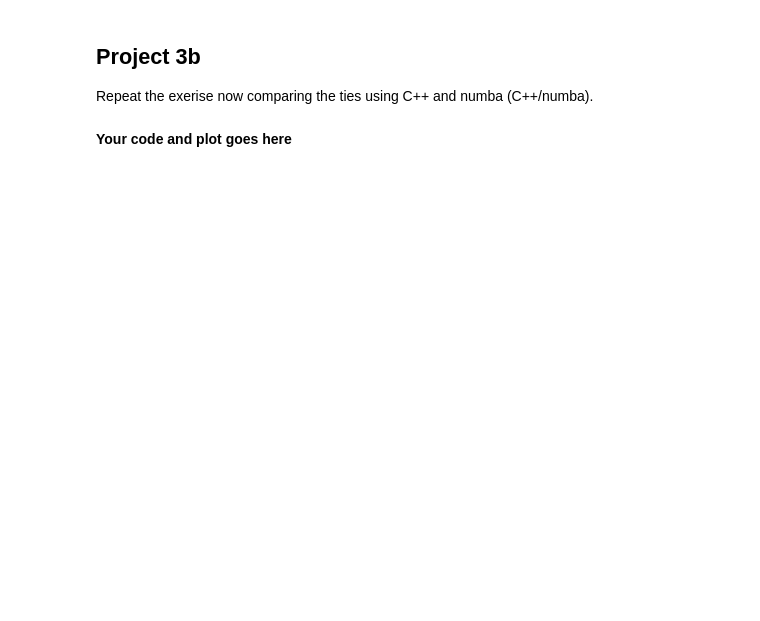
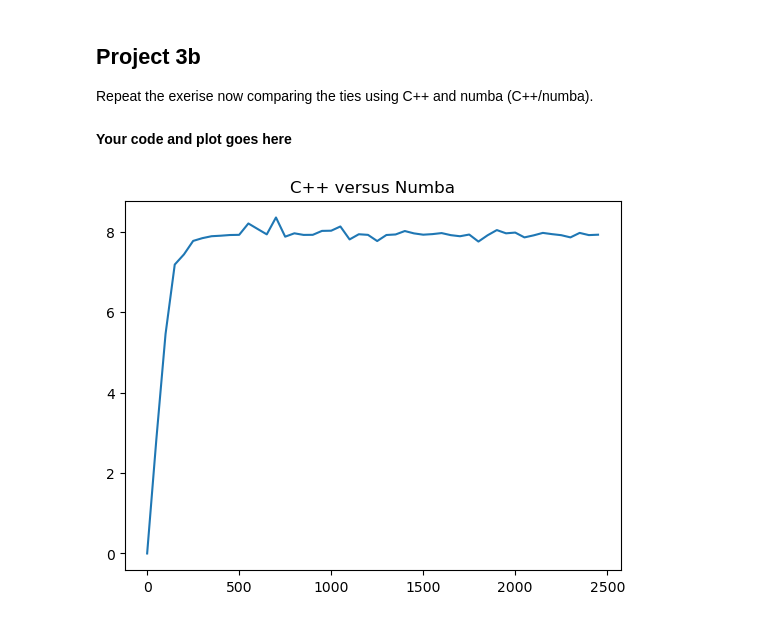
Before and after one commit to taylorjcolaizzi/C-to-Python-taylorjcolaizzi, a Jupyter notebook: cppyy.ipynb, the cells around one changed output. Drawn from its saved outputs; the diff is of its cells as text; code cells hidden in the pictures; blank space fills up the shorter version.

```diff
--- a/cppyy.ipynb
+++ b/cppyy.ipynb
@@ -256,3 +288,22 @@ Project 3b
 Repeat the exerise now comparing the ties using C++ and numba (C++/numba).
 # %% [markdown]
 **Your code and plot goes here**
+# %%
+# already have the c++ code, so let's just go get the numba code from before.
+
+import numbalib
+ratio = []
+domain = []
+for n in range(0, 2500, 50):
+    domain.append(n)
+    long_execTime=timeit.timeit(f'count3d_c({n})', number=1, globals=globals())
+    # long_execTime = 1.
+    short_execTime=timeit.timeit(f'numbalib.jit_count3d({n})', number=1, globals=globals())
+    ratio.append(long_execTime / short_execTime)
+
+import matplotlib.pyplot as plt
+plt.plot(domain, ratio)
+plt.title("C++ versus Numba")
+plt.show()
+# %% [output]
+[figure, added]
```
Also changed, not shown: parts of 6 cells of this notebook.
